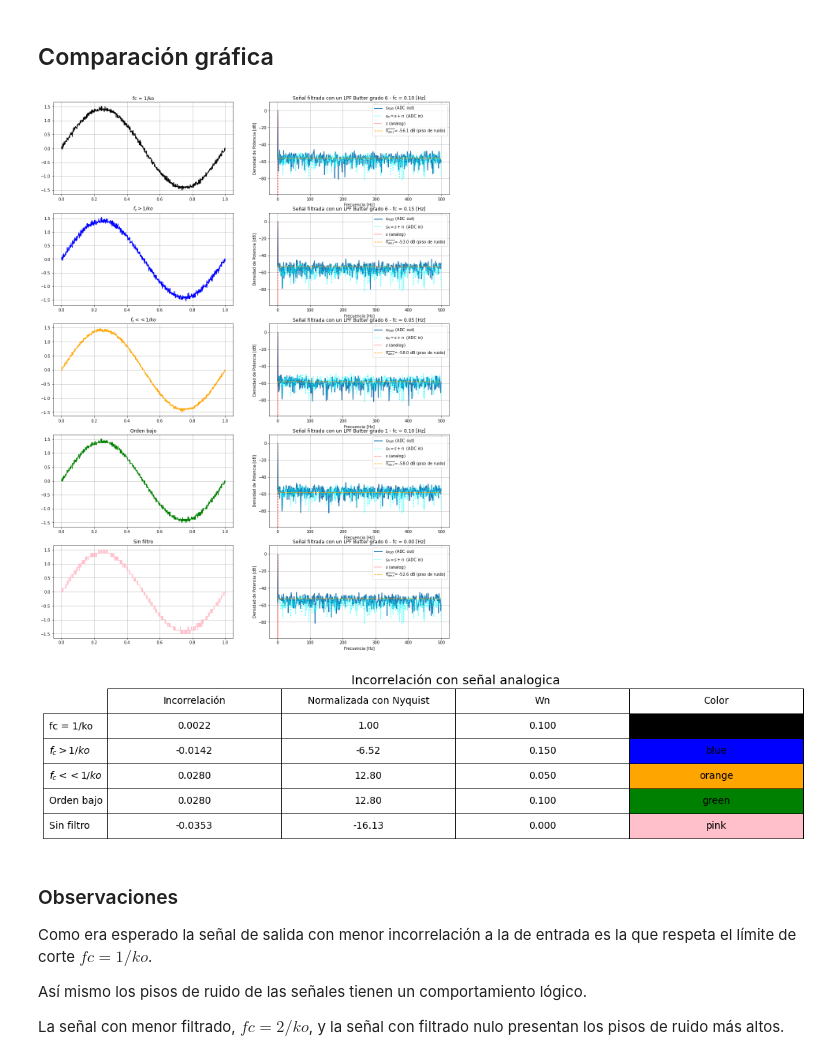
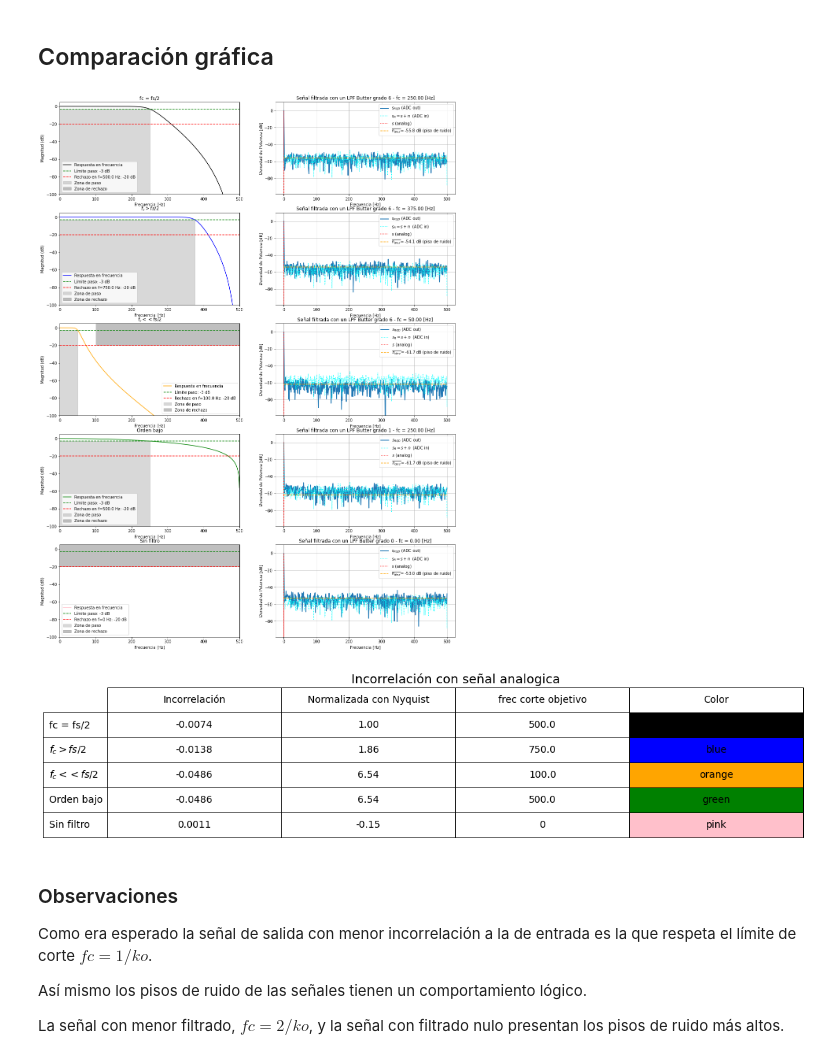
Before and after one commit to mnoe893/PDS_UTNBA_2025, a Jupyter notebook: TS5_cuantizacion.ipynb, the cells around one changed output. Drawn from its saved outputs; the diff is of its cells as text; code cells hidden in the pictures.

Commit message:
cambio grafico en tiempo por rta en frec

```diff
--- a/TS5_cuantizacion.ipynb
+++ b/TS5_cuantizacion.ipynb
@@ -179,11 +226,15 @@ n_1 = s_1 - s # Error con señal analogica
 # %%
 orden_filtro = 6
-fc = 0.5*(1/ko)             # Frecuencia de corte deseada
-Wn = 2*np.pi*(fc)
+atenuacion_rechazo_db = -20 # Atenuacion minima a partir de f_objetivo
+f_objetivo = 0.2*(fs/2) # Frecuencia de corte deseada
+fc = f_objetivo*0.5         # Frecuencia a la que se empieza a atenuar
+fc_norm = fc / (fs / 2) # Frecuencia de corte normalizada
 
-arr_fc.append(fc); arr_ord.append(orden_filtro) # Añado valor al array
+coef_num, coef_den = sig.butter(orden_filtro, fc_norm, btype='low', analog=False)
 
-coef_num, coef_den = butter(orden_filtro, Wn)
+arr_fc.append(fc); arr_fobjetivo.append(f_objetivo); arr_ord.append(orden_filtro)
+arr_coef_num.append(coef_num); arr_coef_den.append(coef_den)
+
 s_filtrada = lfilter(coef_num, coef_den, srq_os)
 
 # Diezmamos
@@ -194,12 +245,16 @@ n_2 = s_2 - s # Error con señal analogica
 ##### Caso 3: Orden de filtro bajo
 # %%
 orden_filtro = 1
-fc = (1/ko)             # Frecuencia de corte deseada
-Wn = 2*np.pi*(fc)
+atenuacion_rechazo_db = -20 # Atenuacion minima a partir de f_objetivo
+f_objetivo = (fs/2) # Frecuencia de corte deseada
+fc = f_objetivo*0.5         # Frecuencia a la que se empieza a atenuar
+fc_norm = fc / (fs / 2) # Frecuencia de corte normalizada
 
-arr_fc.append(fc); arr_ord.append(orden_filtro) # Añado valor al array
+coef_num, coef_den = sig.butter(orden_filtro, fc_norm, btype='low', analog=False)
 
-coef_num, coef_den = butter(orden_filtro, Wn)
+arr_fc.append(fc); arr_fobjetivo.append(f_objetivo); arr_ord.append(orden_filtro)
+arr_coef_num.append(coef_num); arr_coef_den.append(coef_den)
+
 s_filtrada = lfilter(coef_num, coef_den, srq_os)
 
 # Diezmamos
@@ -209,7 +264,8 @@ n_3 = s_2 - s # Error con señal analogica
 # %% [markdown]
 ##### Caso 4: Sin filtro
 # %%
-arr_fc.append(0); arr_ord.append(0) # Añado valor al array
+arr_fc.append(0); arr_fobjetivo.append(0); arr_ord.append(0)
+arr_coef_num.append(0); arr_coef_den.append(0)
 
 # Diezmamos
 s_4 = srq_os[::ko]
@@ -221,7 +277,7 @@ n_4 = s_4 - s # Error con señal analogica
 arr_s = [s_diezmada, s_1, s_2, s_3, s_4]
 arr_tt = [tt_diezmada, tt_1, tt_2, tt_3, tt_4]
 arr_n = [n_r, n_1, n_2, n_3, n_4]
-arr_titulos = ["fc = 1/ko", "$f_c > 1/ko$","$f_c << 1/ko$","Orden bajo","Sin filtro"]
+arr_titulos = ["fc = fs/2", "$f_c > fs/2$","$f_c << fs/2$","Orden bajo","Sin filtro"]
 arr_colores = ["black", "blue", "orange", "green", "pink"]
 
 bins = 10
@@ -229,38 +285,39 @@ fig, axs = plt.subplots(5, 2, figsize=(18, 25))
 for i in range(5):
     num = (i * 2) + 1
     plt.subplot(5,2,num)
-    plt.plot(arr_tt[i], arr_s[i], label='Filtrada y diezmada', color=arr_colores[i])
+
+    graficar_plantilla_filtro_iir(arr_coef_num[i], arr_coef_den[i], arr_fc[i], arr_fobjetivo[i], atenuacion_rechazo_db, atenuacion_paso_db=-3, fs=fs, color=arr_colores[i])
     plt.title(arr_titulos[i]); plt.grid()
 
     num = (i * 2) + 2
     plt.subplot(5,2,num)
     grafico_PSD(error = arr_n[i], fcorte = arr_fc[i], orden_filtro = arr_ord[i], s_diezmada = arr_s[i])
 plt.show()
 
 # INCORRELACIONES #
 inc_vals = []
 for i in range(5):
     corr = np.corrcoef(arr_n[i], s)[0, 1]
     inc_vals.append(corr) # Añado valor al array
 inc_nyquist = inc_vals[0]
 inc_normalizados = np.divide(inc_vals, inc_nyquist)
 
 fig, ax = plt.subplots(figsize=(12, 4))
 ax.axis('off')
 tabla = ax.table(
-    cellText=list(zip([f"{val:.4f}" for val in inc_vals],[f"{val:.2f}" for val in inc_normalizados],[f"{val:.3f}" for val in arr_fc], arr_colores)),
-    colLabels=["Incorrelación", "Normalizada con Nyquist", "Wn", "Color"],
+    cellText=list(zip([f"{val:.4f}" for val in inc_vals],[f"{val:.2f}" for val in inc_normalizados],arr_fobjetivo, arr_colores)),
+    colLabels=["Incorrelación", "Normalizada con Nyquist", "frec corte objetivo", "Color"],
     rowLabels=arr_titulos,loc='center',cellLoc='center')
 tabla.scale(1.5, 3)
 for key, cell in tabla.get_celld().items():
     cell.set_fontsize(14)
 for i, color in enumerate(arr_colores):
     tabla[(i + 1, 3)].set_facecolor(color)
 plt.title("Incorrelación con señal analogica", fontsize=18)
 plt.show()
 # %% [output]
-[figure, old version]
+[figure, new version]
-[figure, old version]
+[figure, new version]
 # %% [markdown]
 ### Observaciones
 
```
Also changed, not shown: parts of 7 cells of this notebook.
